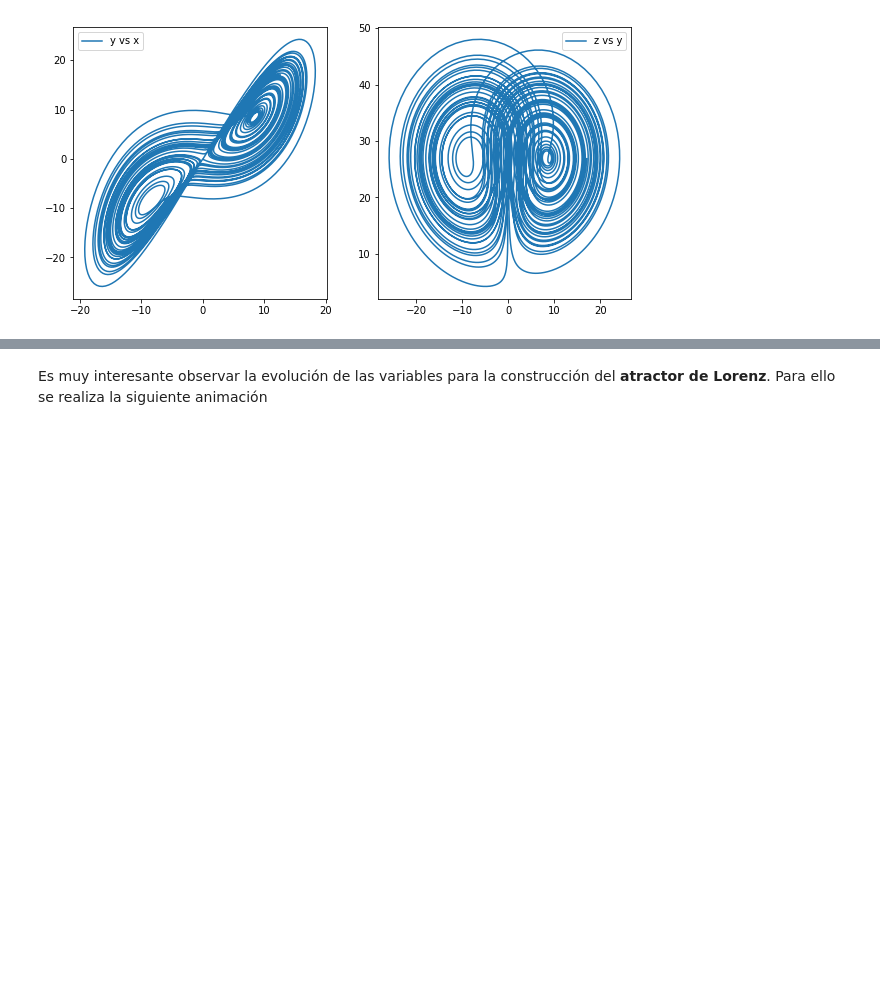
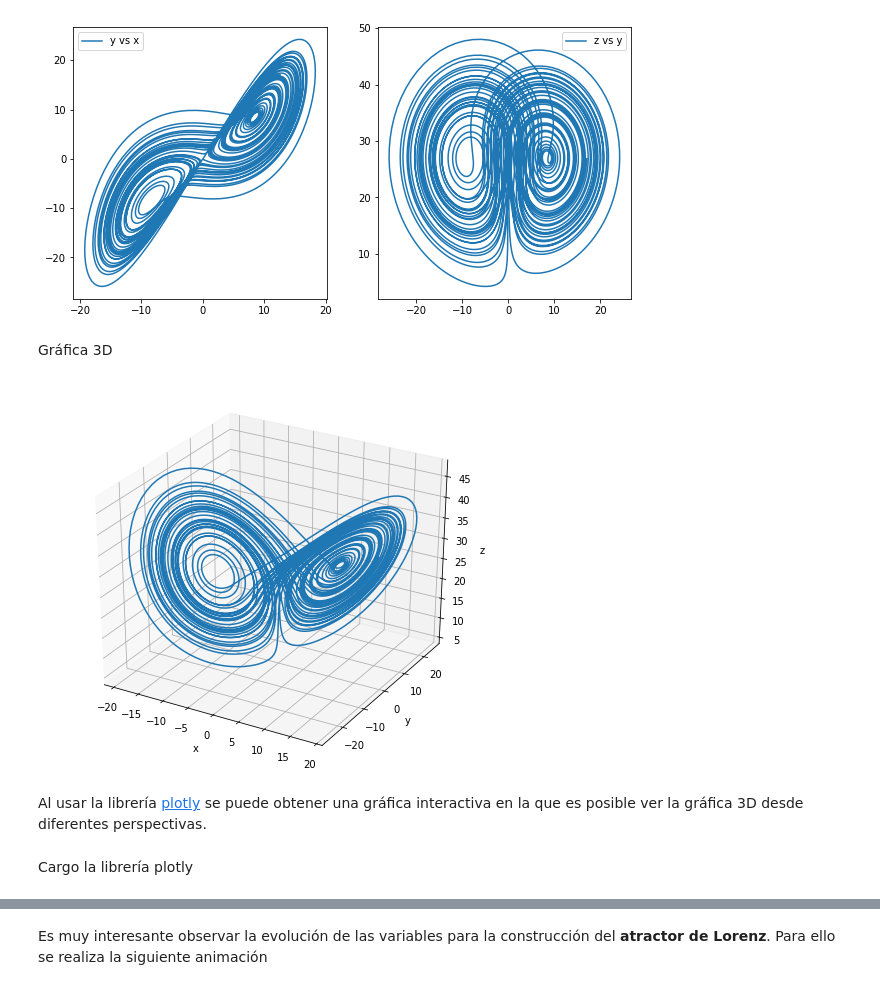
Before and after one commit to nicoavilan/Metodos-Numericos, a Jupyter notebook: Metodo-de-Euler/Atractor_Lorenz.ipynb, the cells around one changed output, grey strips where cells are left out. Cells and saved outputs as stored; diff of their text form; code cells hidden in the pictures; blank space fills up the shorter version.

```diff
--- a/Metodo-de-Euler/Atractor_Lorenz.ipynb
+++ b/Metodo-de-Euler/Atractor_Lorenz.ipynb
@@ -73,3 +73,19 @@ plt.legend()
 plt.show()
 # %% [output]
 [figure]
+# %% [markdown]
+Gráfica 3D
+# %%
+fig = plt.figure(figsize= (8,7))
+ax = fig.gca(projection='3d')
+ax.plot(x, y, z)
+ax.set_xlabel("x")
+ax.set_ylabel("y")
+ax.set_zlabel("z")
+plt.show()
+# %% [output]
+[figure, added]
+# %% [markdown]
+Al usar la librería [plotly](https://plotly.com/python/) se puede obtener una gráfica interactiva en la que es posible ver la gráfica 3D desde diferentes perspectivas.
+# %% [markdown]
+Cargo la librería plotly
```
Also changed, not shown: parts of 2 cells of this notebook.
